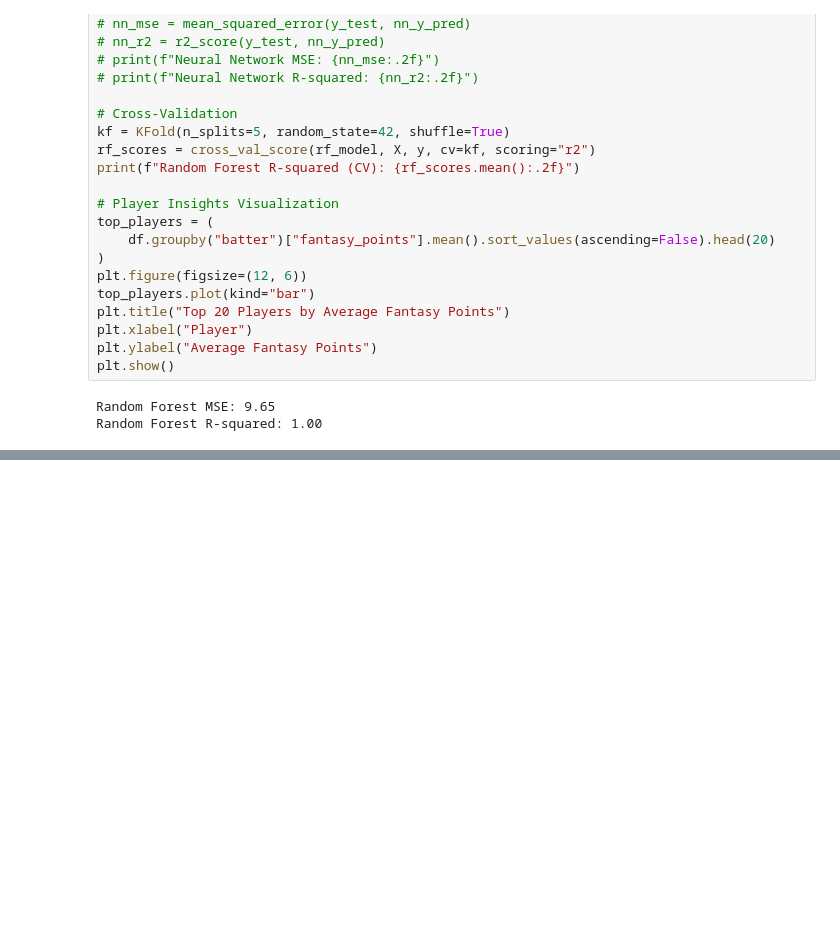
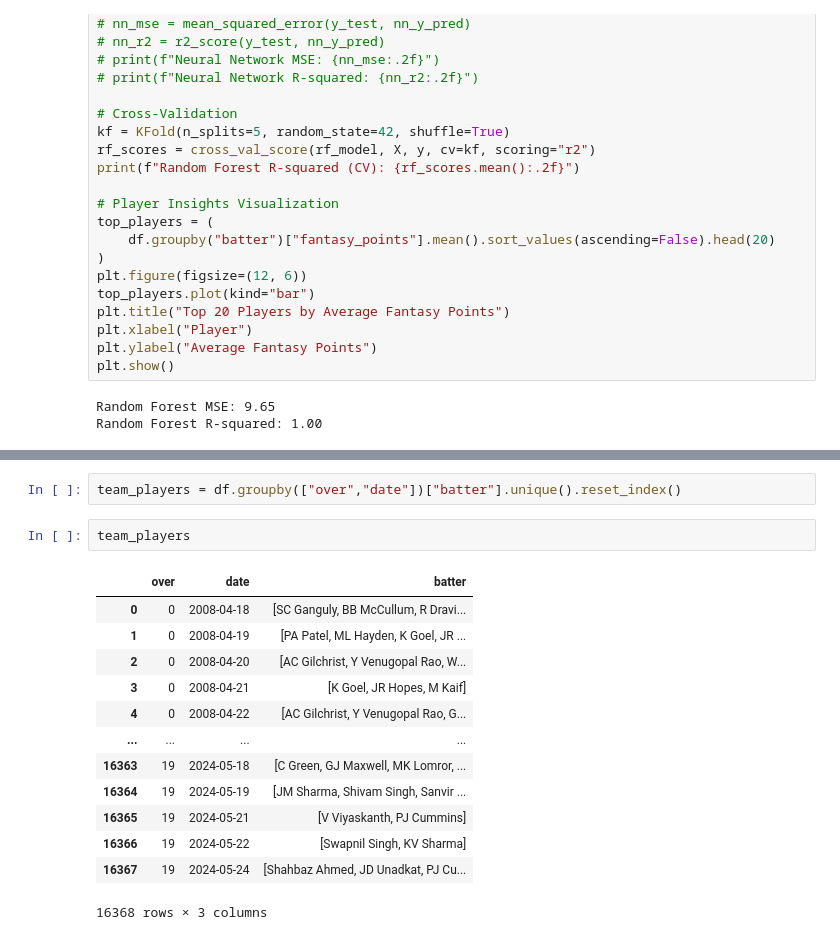
Before and after one commit to mashriram/ipl_analysis, a Jupyter notebook: master_dataframe_model.ipynb, the cells around one changed output, grey strips where cells are left out. Cells and saved outputs as stored; diff of their text form; blank space fills up the shorter version.

```diff
--- a/master_dataframe_model.ipynb
+++ b/master_dataframe_model.ipynb
@@ -171,0 +732,18 @@ df
+# %%
+team_players = df.groupby(["over","date"])["batter"].unique().reset_index()
+# %%
+team_players
+# %% [output]
+|  | over | date | batter |
+| 0 | 0 | 2008-04-18 | [SC Ganguly, BB McCullum, R Dravi... |
+| 1 | 0 | 2008-04-19 | [PA Patel, ML Hayden, K Goel, JR ... |
+| 2 | 0 | 2008-04-20 | [AC Gilchrist, Y Venugopal Rao, W... |
+| 3 | 0 | 2008-04-21 | [K Goel, JR Hopes, M Kaif] |
+| 4 | 0 | 2008-04-22 | [AC Gilchrist, Y Venugopal Rao, G... |
+| ... | ... | ... | ... |
+| 16363 | 19 | 2024-05-18 | [C Green, GJ Maxwell, MK Lomror, ... |
+| 16364 | 19 | 2024-05-19 | [JM Sharma, Shivam Singh, Sanvir ... |
+| 16365 | 19 | 2024-05-21 | [V Viyaskanth, PJ Cummins] |
+| 16366 | 19 | 2024-05-22 | [Swapnil Singh, KV Sharma] |
+| 16367 | 19 | 2024-05-24 | [Shahbaz Ahmed, JD Unadkat, PJ Cu... |
+16368 rows × 3 columns
```
Also changed, not shown: parts of 13 cells of this notebook, 1 other file.
